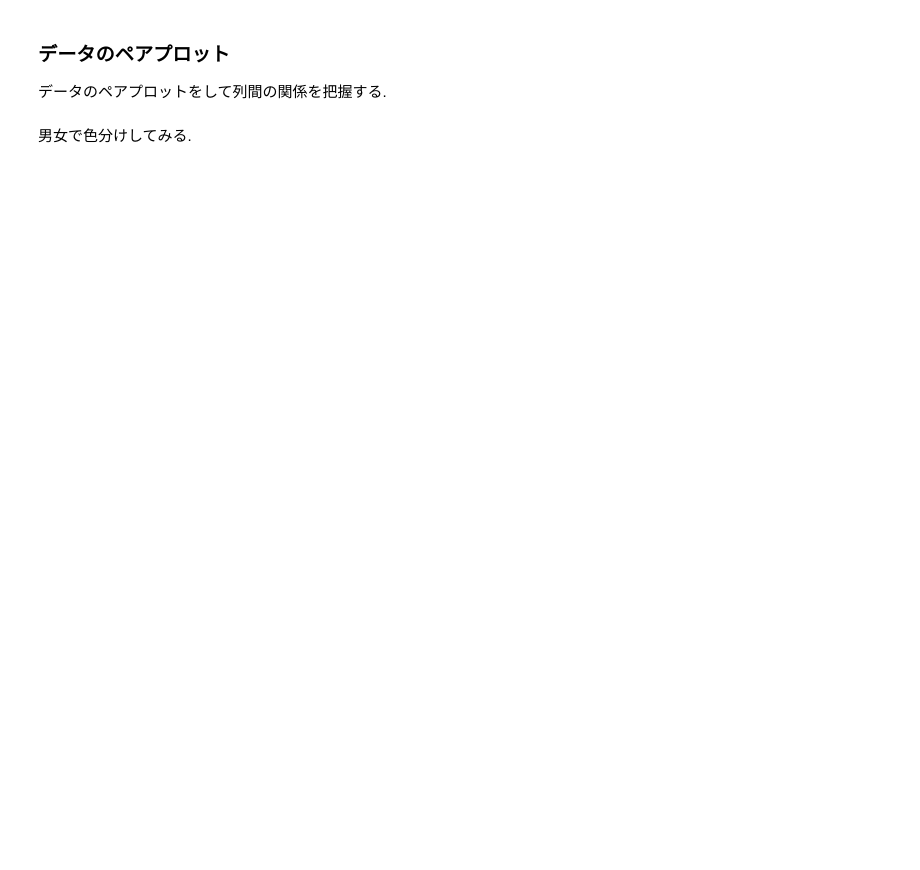
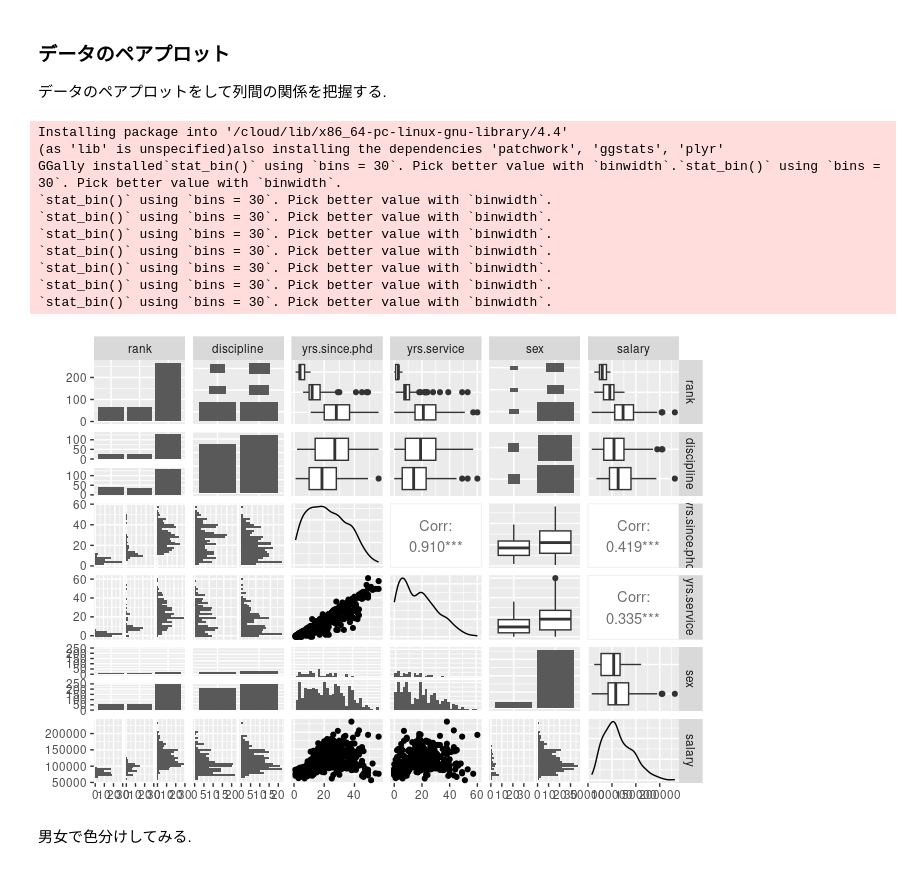
Before and after one commit to N-Yukihiro/Intro2Stats_SFC, a Jupyter notebook: Lecture-12/regression.ipynb, the cells around one changed output. Saved outputs shown, nothing was run; the diff lists cells and outputs as text; code cells hidden in the pictures; blank space fills up the shorter version.

```diff
--- a/Lecture-12/regression.ipynb
+++ b/Lecture-12/regression.ipynb
@@ -42,7 +70,18 @@ summary(Salaries)
 データのペアプロットをして列間の関係を把握する.
 # %%
 p_load(ggplot2, GGally)
-ggpairs(Salaries)
+# %% [output]
+Installing package into '/cloud/lib/x86_64-pc-linux-gnu-library/4.4'
+(as 'lib' is unspecified)also installing the dependencies 'patchwork', 'ggstats', 'plyr'
+GGally installed`stat_bin()` using `bins = 30`. Pick better value with `binwidth`.`stat_bin()` using `bins = 30`. Pick better value with `binwidth`.
+`stat_bin()` using `bins = 30`. Pick better value with `binwidth`.
+`stat_bin()` using `bins = 30`. Pick better value with `binwidth`.
+`stat_bin()` using `bins = 30`. Pick better value with `binwidth`.
+`stat_bin()` using `bins = 30`. Pick better value with `binwidth`.
+`stat_bin()` using `bins = 30`. Pick better value with `binwidth`.
+`stat_bin()` using `bins = 30`. Pick better value with `binwidth`.
+`stat_bin()` using `bins = 30`. Pick better value with `binwidth`.
+[figure, added]
 # %% [markdown]
 男女で色分けしてみる.
 # %%
```
Also changed, not shown: parts of 37 cells of this notebook, 1 other file.
